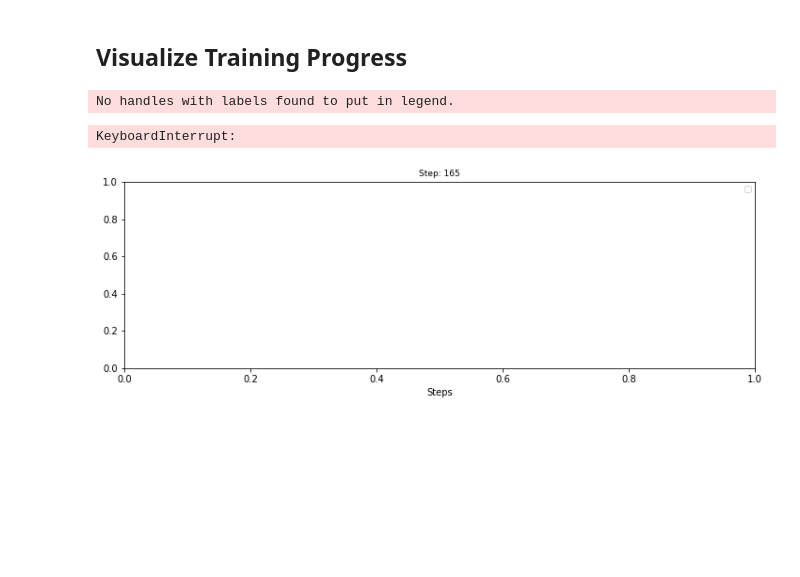
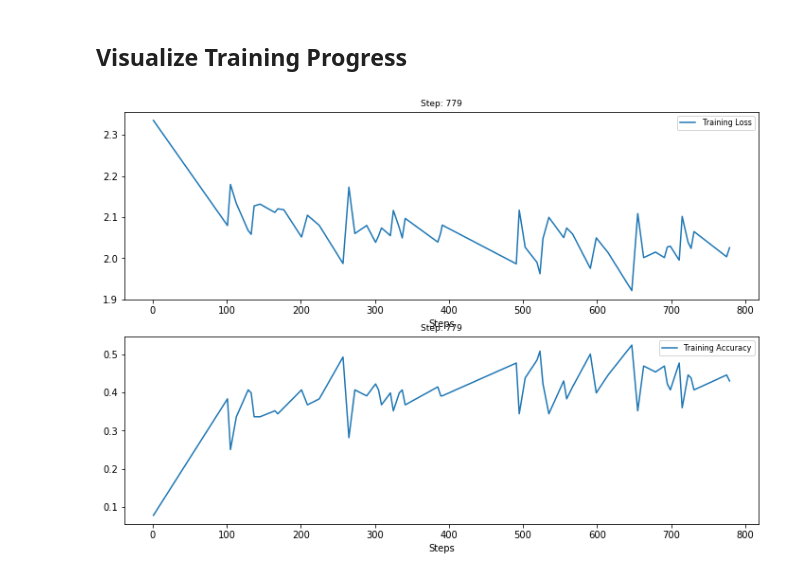
Before and after one commit to waleedka/hiddenlayer, a Jupyter notebook: tf_watch_demo.ipynb, the cells around one changed output. Saved outputs shown, nothing was run; the diff lists cells and outputs as text; code cells hidden in the pictures; blank space fills up the shorter version.

Commit message:
Fix training plots in TF notebook

```diff
--- a/tf_watch_demo.ipynb
+++ b/tf_watch_demo.ipynb
@@ -90,42 +95,39 @@ w.legend={"loss": "Training Loss", "accuracy": "Training Accuracy"}
 sess.run(tf.global_variables_initializer())
 # %%
 # Run training loop on GPU
-epochs = 20
+epochs = 2
 use_plots = True
 if use_plots is False:
     _best_accuracy = -1
 with tf.device('/gpu:0'): # Set to '/cpu:0' if you don't have a GPU
     for epoch in range(epochs):
 
         batches, _ = divmod(cifar10.train_len, batch_size)
         for batch in range(batches):
 
             # Fetch training samples
             _input = cifar10.train_data[batch*batch_size : (batch+1)*batch_size]
             _output = cifar10.train_labels[batch*batch_size : (batch+1)*batch_size]
 
             # Train model
             train_ops = [g_step, optimizer, loss, accuracy]
             step, _, _loss, _accuracy = sess.run(train_ops, feed_dict={inputs : _input, outputs : _output})
 
             # Print stats
             if batch & batch % 100 == 0:
                 if use_plots:
-                    # BUBUG - Generates `No handles with labels found to put in legend.` matplotlib  messages
                     w.step(step, loss=_loss, accuracy=_accuracy)
                     with w:
                         w.plot(["loss"])
                         w.plot(["accuracy"])
                 else:
                     if _accuracy > _best_accuracy:
                         _best_accuracy = _accuracy
                         status_msg = '\r>>Step: {:>5} - Epoch: {:>2}/{:>2} - best batch acc: {:.4f} - loss: {:.4f}'
                         sys.stdout.write(status_msg.format(step, epoch+1, epochs, _accuracy, _loss))
                         sys.stdout.flush()
 # %% [output]
-No handles with labels found to put in legend.
-KeyboardInterrupt:
-[figure, old version]
+[figure, new version]
 # %%
 # Terminate training session
 sess.close()
```
Also changed, not shown: parts of 2 cells of this notebook, 1 other file.
